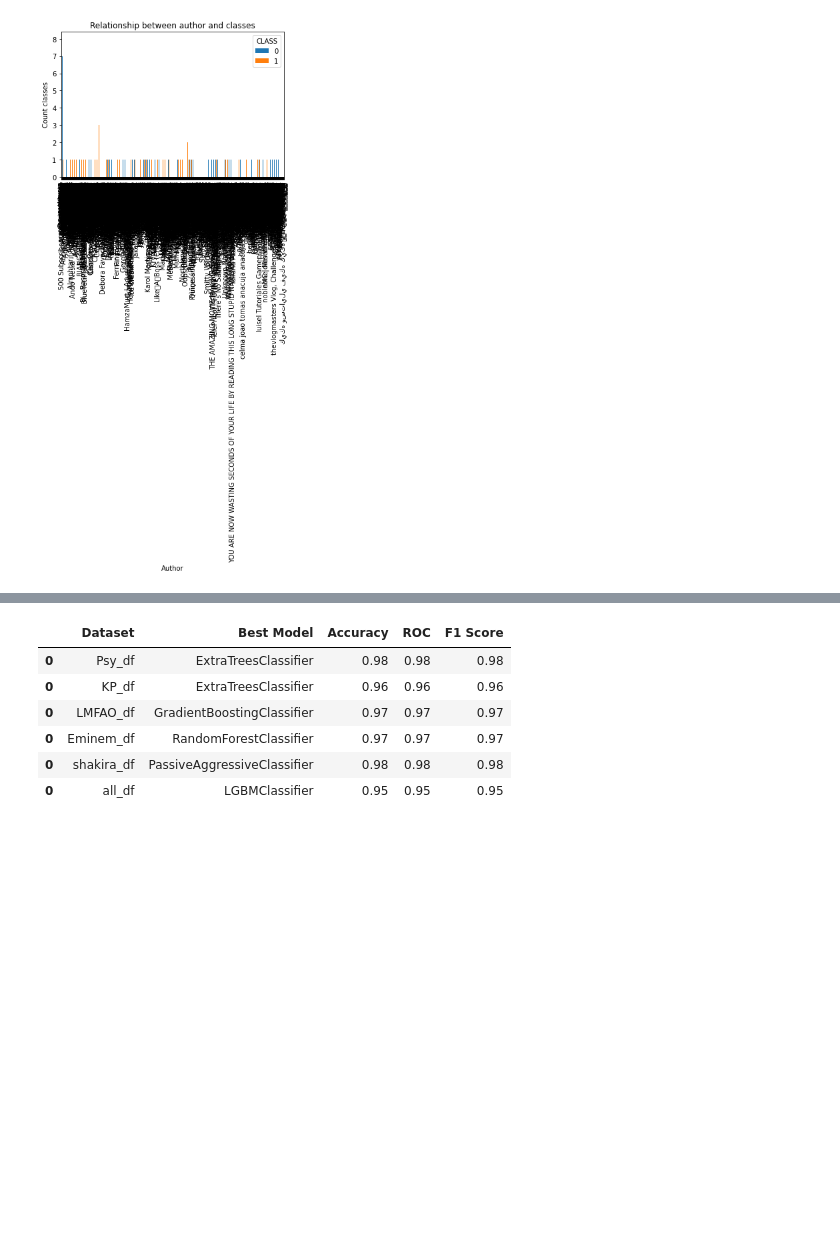
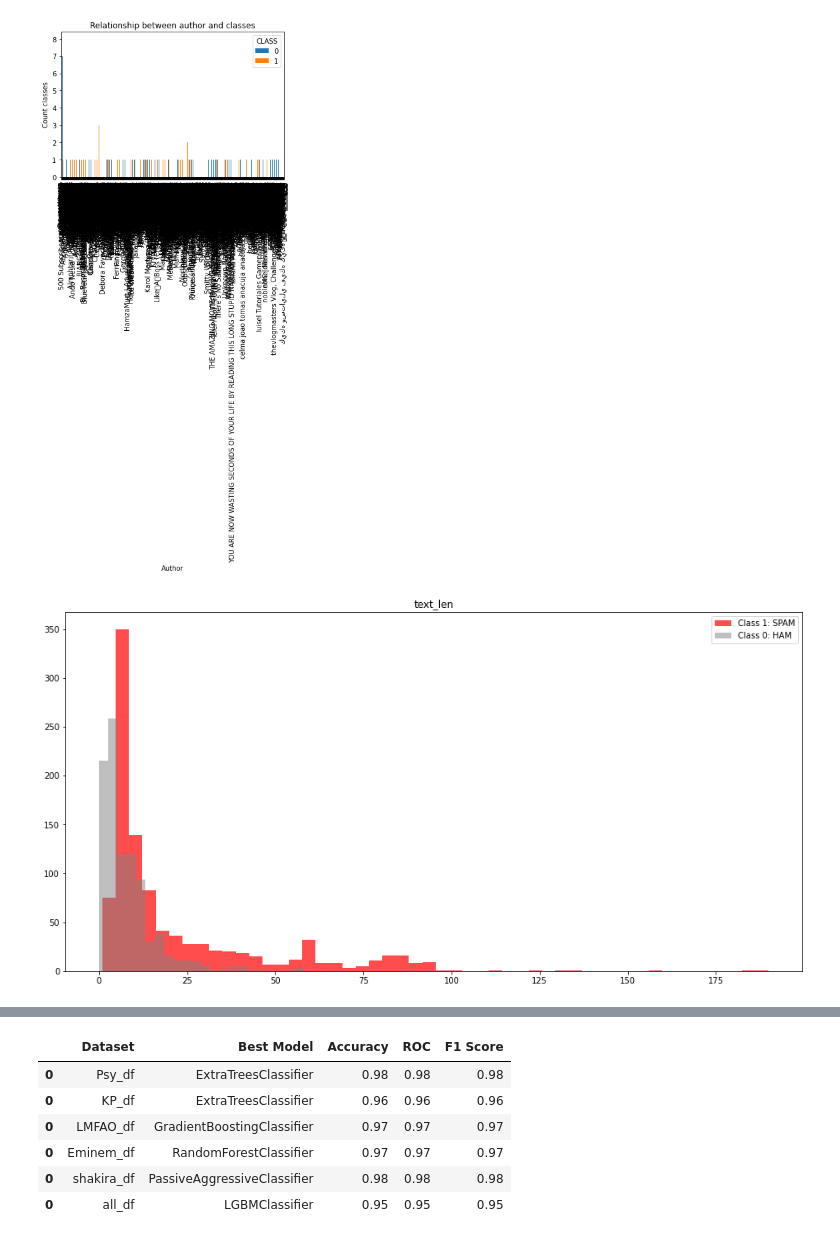
Before and after one commit to faamir/Youtube-Spam-Detection, a Jupyter notebook: Notebook_Youtube_Spam_Detection.ipynb, the cells around one changed output, grey strips where cells are left out. Saved outputs shown, nothing was run; the diff lists cells and outputs as text; code cells hidden in the pictures; blank space fills up the shorter version.

```diff
--- a/Notebook_Youtube_Spam_Detection.ipynb
+++ b/Notebook_Youtube_Spam_Detection.ipynb
@@ -267,3 +272,22 @@ plt.ylabel('Count classes')
 plt.show()
 # %% [output]
 [figure]
+# %%
+def plot_features(data, feature):
+    x1 = data[data.CLASS == 1][feature]
+    x2 = data[data.CLASS == 0][feature]
+    plt.figure(1, figsize=(16, 8))
+    plt.subplot(1, 1, 1)
+    plt.title(feature)
+    _ = plt.hist(x1, alpha=0.7, color="red", bins=50)
+    _ = plt.hist(x2, alpha=0.5, color="grey", bins=50)
+    plt.legend(['Class 1: SPAM', 'Class 0: HAM'])
+
+    return _
+
+all_df["CONTENT_WORDS"] = all_df.CONTENT.apply(gensim.utils.simple_preprocess)
+all_df["text_len"] = all_df.CONTENT_WORDS.map(lambda x: len(x))
+
+_ = plot_features(all_df, "text_len")
+# %% [output]
+[figure, added]
```
Also changed, not shown: parts of 19 cells of this notebook, 4 other files.
